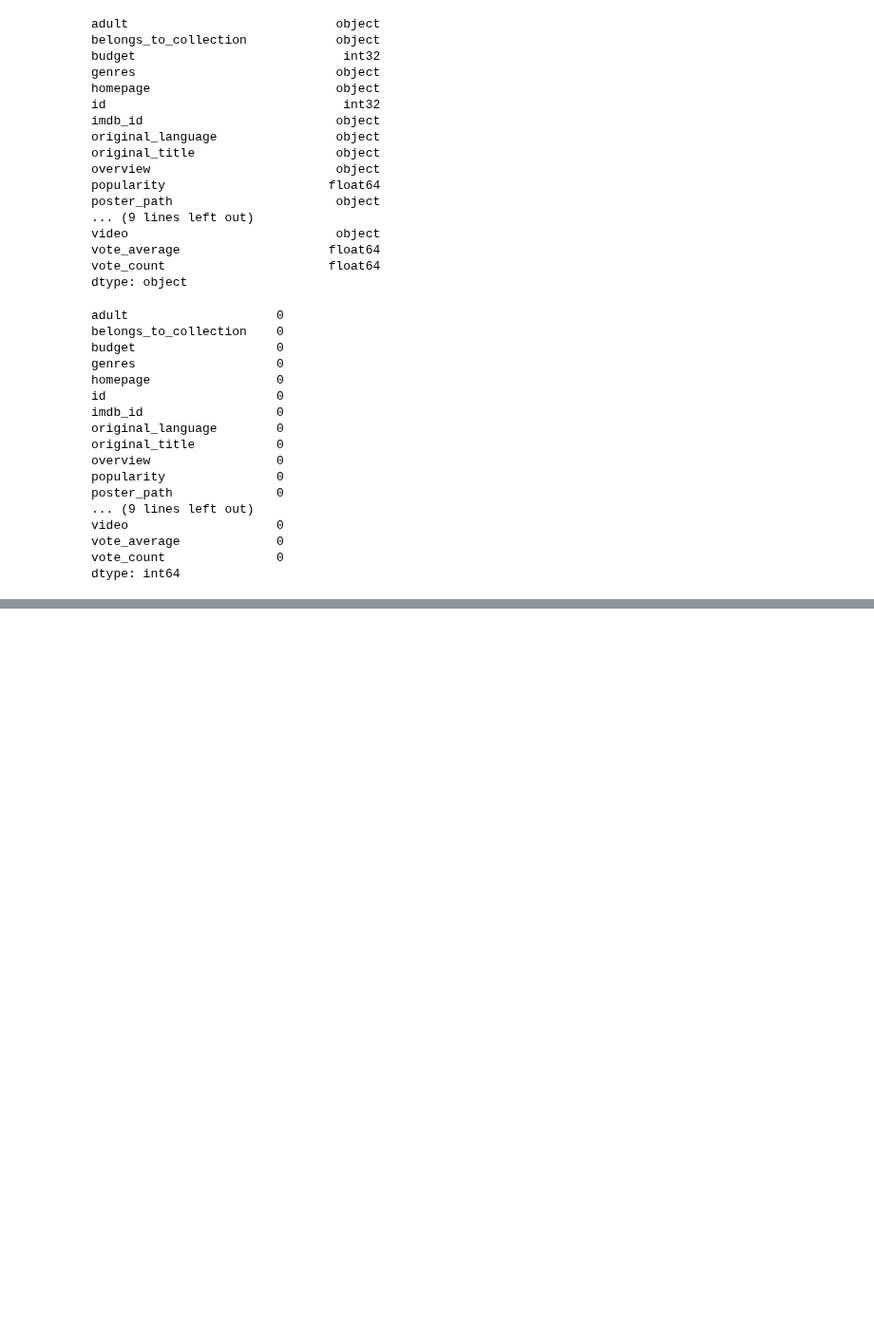
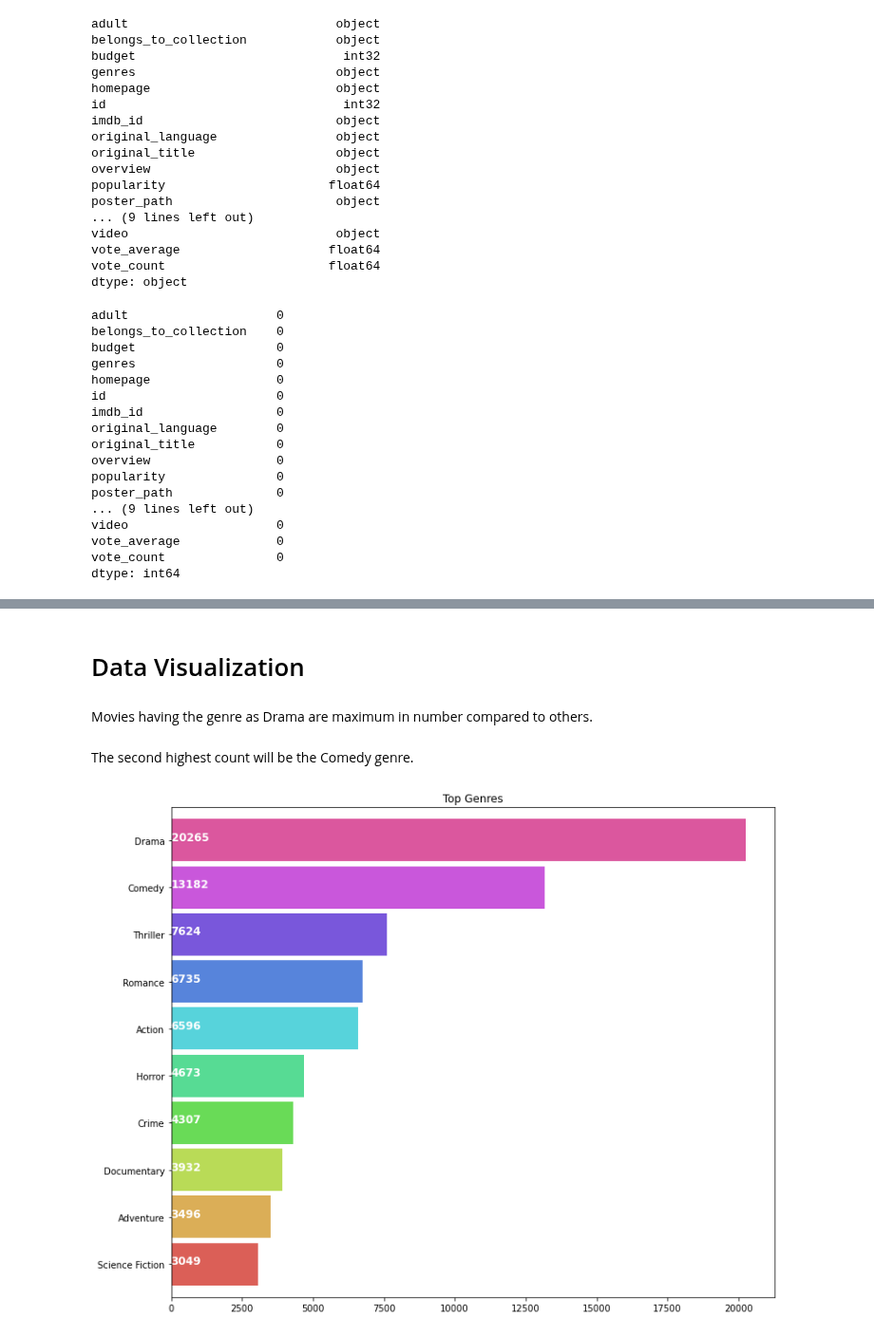
Before and after one commit to priya25-1998/Capstone-Project_Movie-Recommendation-Engine, a Jupyter notebook: Understanding the Dataset.ipynb, the cells around one changed output, grey strips where cells are left out. Shown at 95% size. Saved outputs shown, nothing was run; the diff lists cells and outputs as text; code cells hidden in the pictures; blank space fills up the shorter version.

Commit message:
Add files via upload
cleaned metadata and added plots

```diff
--- a/Understanding the Dataset.ipynb
+++ b/Understanding the Dataset.ipynb
@@ -554,0 +632,3 @@ dtype: int64
+# %%
+collection_list=pd.DataFrame(columns=['id','name','poster_path','backdrop_path'])
+collection_list
@@ -554,0 +637,13 @@ dtype: int64
+# %%
+for i in range(0,len(metadata)):
+    if isinstance(metadata.belongs_to_collection[i],float):
+        collection_list.loc[i]='nan'
+    elif "." in str(metadata.belongs_to_collection[i])[0:3]:
+        collection_list.loc[i]=float(metadata.belongs_to_collection[i])
+    else:
+        res=ast.literal_eval(str(metadata.belongs_to_collection[i]))
+        df4=pd.DataFrame.from_dict(res, orient ='index')
+        df5=df4.transpose()
+        collection_list=collection_list.append(df5)
+# %%
+collection_list.rename(columns={'id':'id1','name':'collection_name'},inplace=True)
@@ -554,0 +658,3 @@ dtype: int64
+# %%
+metadata=metadata.reset_index(drop=True).merge(collection_list.reset_index(drop=True), left_index=True, right_index=True)
+metadata.head(4)
@@ -554,0 +678,18 @@ dtype: int64
+# %% [markdown]
+# Data Visualization
+# %% [markdown]
+Movies having the genre as Drama are maximum in number compared to others.
+# %% [markdown]
+The second highest count will be the Comedy genre.
+# %%
+plt.subplots(figsize=(12,10))
+list1 = []
+for i in metadata['genre_name']:
+    list1.extend(i)
+ax = pd.Series(list1).value_counts()[:10].sort_values(ascending=True).plot.barh(width=0.9,color=sns.color_palette('hls',10))
+for i, v in enumerate(pd.Series(list1).value_counts()[:10].sort_values(ascending=True).values):
+    ax.text(.8, i, v,fontsize=12,color='white',weight='bold')
+plt.title('Top Genres')
+plt.show()
+# %% [output]
+[figure, added]
```
Also changed, not shown: parts of 23 cells of this notebook.
